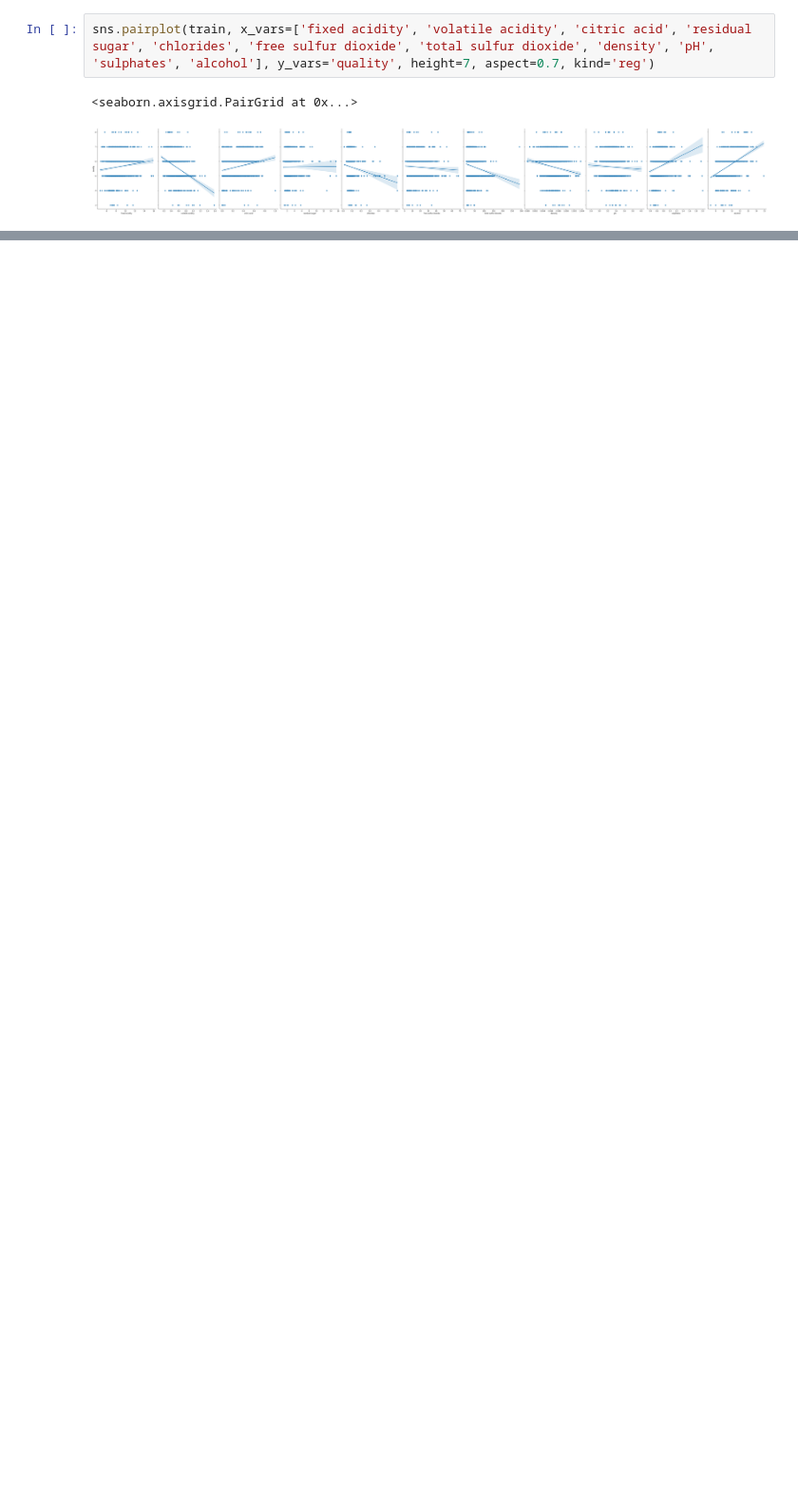
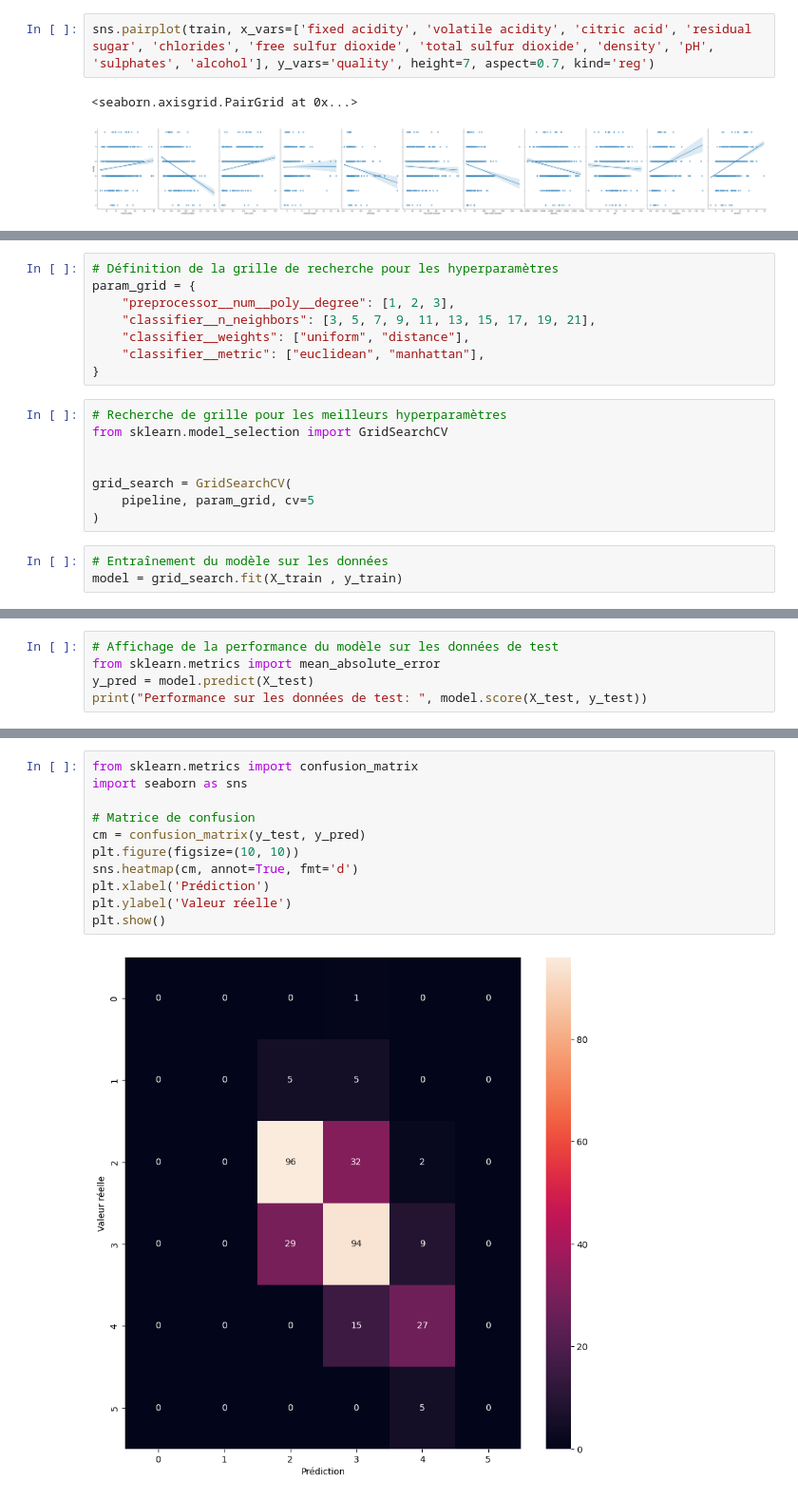
Before and after one commit to DonzerHD/Wine_Quality_prediction, a Jupyter notebook: notebooks/Wine Quality Analysis.ipynb, the cells around one changed output, grey strips where cells are left out. Shown: that part at 95% size. Cells and saved outputs as stored; diff of their text form; blank space fills up the shorter version.

Commit message:
ajout model

```diff
--- a/notebooks/Wine Quality Analysis.ipynb
+++ b/notebooks/Wine Quality Analysis.ipynb
@@ -47,0 +79,19 @@ sns.pairplot(train, x_vars=['fixed acidity', 'volatile acidity', 'citric acid',
+# %%
+# Définition de la grille de recherche pour les hyperparamètres
+param_grid = {
+    "preprocessor__num__poly__degree": [1, 2, 3],
+    "classifier__n_neighbors": [3, 5, 7, 9, 11, 13, 15, 17, 19, 21],
+    "classifier__weights": ["uniform", "distance"],
+    "classifier__metric": ["euclidean", "manhattan"],
+}
+# %%
+# Recherche de grille pour les meilleurs hyperparamètres
+from sklearn.model_selection import GridSearchCV
+
+
+grid_search = GridSearchCV(
+    pipeline, param_grid, cv=5
+)
+# %%
+# Entraînement du modèle sur les données
+model = grid_search.fit(X_train , y_train)
@@ -47,0 +105,5 @@ sns.pairplot(train, x_vars=['fixed acidity', 'volatile acidity', 'citric acid',
+# %%
+# Affichage de la performance du modèle sur les données de test
+from sklearn.metrics import mean_absolute_error
+y_pred = model.predict(X_test)
+print("Performance sur les données de test: ", model.score(X_test, y_test))
@@ -47,0 +112,13 @@ sns.pairplot(train, x_vars=['fixed acidity', 'volatile acidity', 'citric acid',
+# %%
+from sklearn.metrics import confusion_matrix
+import seaborn as sns
+
+# Matrice de confusion
+cm = confusion_matrix(y_test, y_pred)
+plt.figure(figsize=(10, 10))
+sns.heatmap(cm, annot=True, fmt='d')
+plt.xlabel('Prédiction')
+plt.ylabel('Valeur réelle')
+plt.show()
+# %% [output]
+[figure, added]
```
Also changed, not shown: parts of 5 cells of this notebook.
